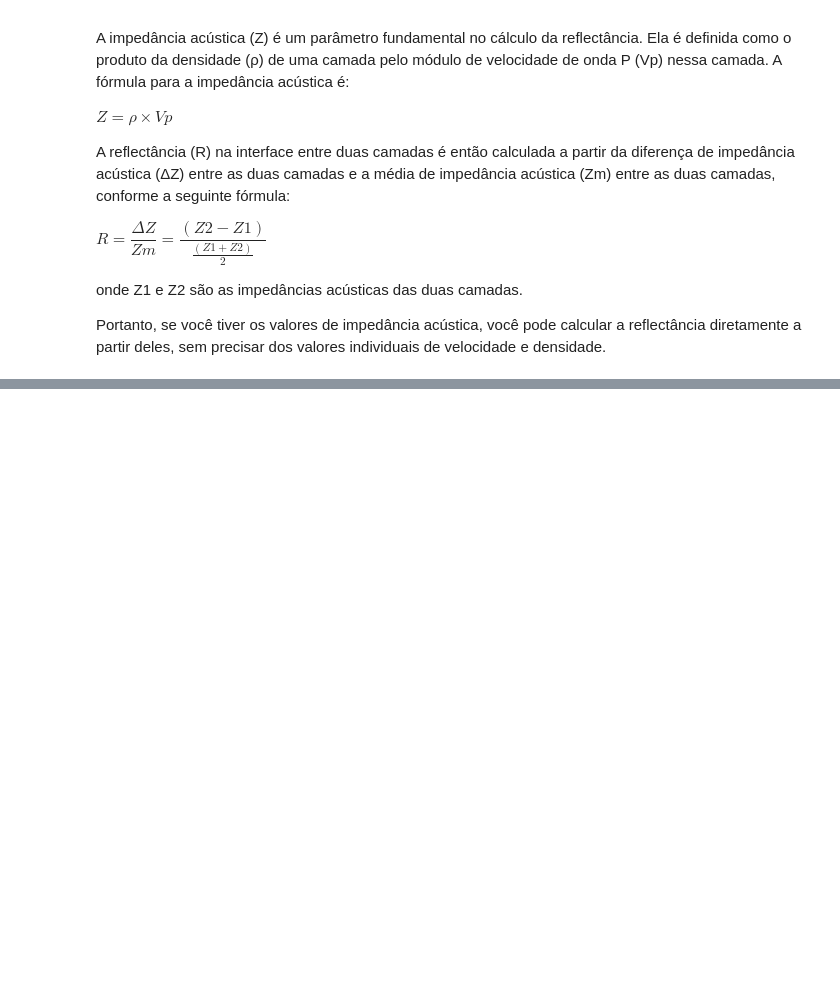
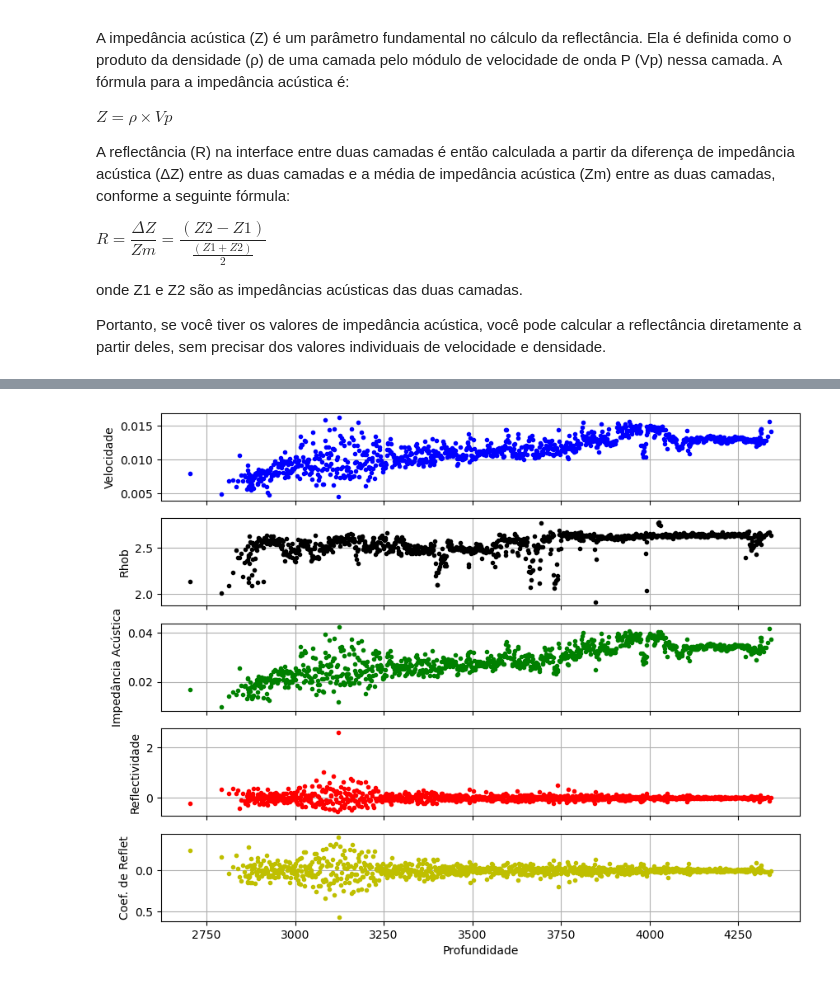
Before and after one commit to VictorCarreira/sismica, a Jupyter notebook: programs/sis1D.ipynb, the cells around one changed output, grey strips where cells are left out. Drawn from its saved outputs; the diff is of its cells as text; code cells hidden in the pictures; blank space fills up the shorter version.

Commit message:
Adiciona até a etapa do calculo do coeficiente de refletividade com gráfico

```diff
--- a/programs/sis1D.ipynb
+++ b/programs/sis1D.ipynb
@@ -517,0 +518,37 @@ plt.show()
+# %%
+#Calcula o coeficiente de refletividade
+coef_refletividade = coef_refletividade(imp_acustica)
+
+fig, axs = plt.subplots(5, 1, sharex=True, figsize=(10, 8))
+
+# Plota velocidade versus profundidade
+axs[0].plot(df['Profundidade'], df['Velocidade'], 'b.')
+axs[0].set_ylabel('Velocidade')
+axs[0].grid(True)
+
+# Plota rhob versus profundidade
+axs[1].plot(df['Profundidade'], df['Densidade'], 'k.')
+axs[1].set_ylabel('Rhob')
+axs[1].grid(True)
+
+# Plota impedância versus profundidade
+axs[2].plot(df['Profundidade'], imp_acustica, 'g.')
+axs[2].set_ylabel('Impedância Acústica')
+axs[2].grid(True)
+
+# Plota Refletividade versus profundidade
+axs[3].plot(df['Profundidade'], Rimp, 'r.')
+axs[3].set_ylabel('Reflectividade')
+axs[3].grid(True)
+
+# Plota coef de reflet versus profundidade
+axs[4].plot(df['Profundidade'], coef_refletividade, 'y.')
+axs[4].set_ylabel('Coef. de Reflet')
+axs[4].set_xlabel('Profundidade')
+axs[4].grid(True)
+
+
+plt.gca().invert_yaxis()  # Inverter o eixo y para que a profundidade aumente para baixo
+plt.show()
+# %% [output]
+[figure, added]
```
Also changed, not shown: parts of 5 cells of this notebook.
